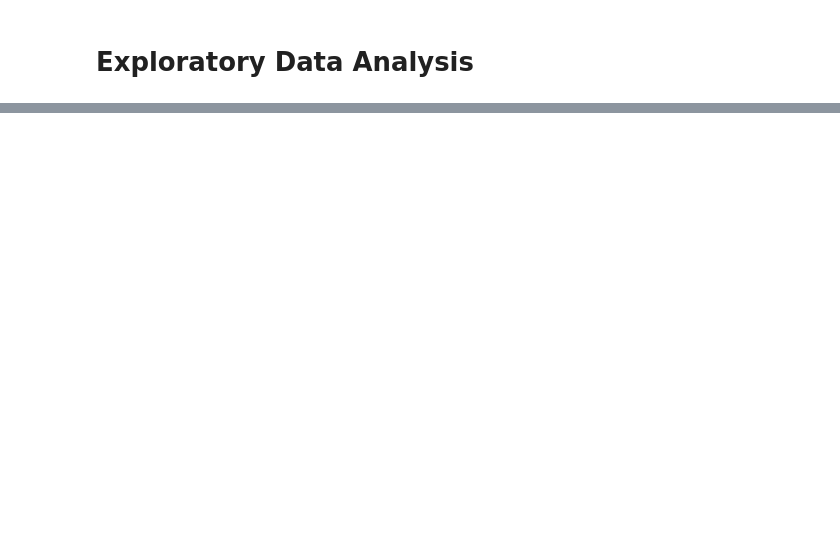
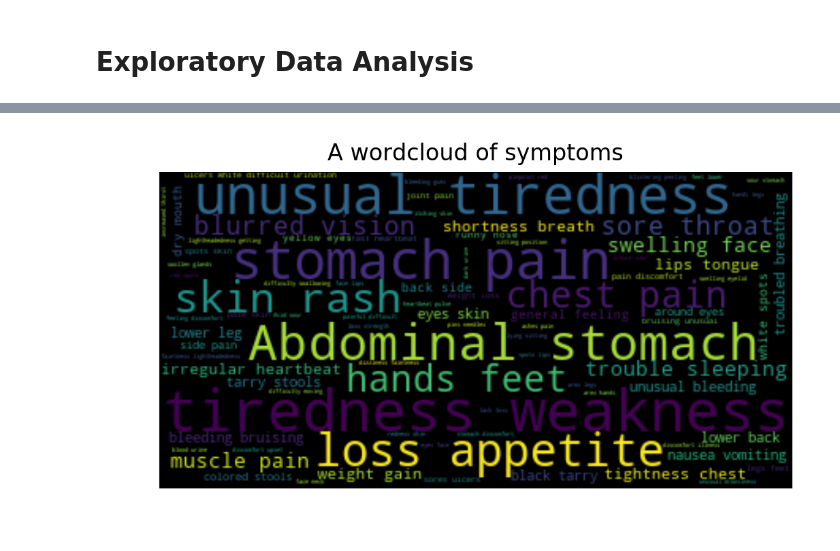
Before and after one commit to janakajain/medbot, a Jupyter notebook: analysis/exploratory-data-analysis.ipynb, the cells around one changed output, grey strips where cells are left out. Drawn from its saved outputs; the diff is of its cells as text; code cells hidden in the pictures; blank space fills up the shorter version.

```diff
--- a/analysis/exploratory-data-analysis.ipynb
+++ b/analysis/exploratory-data-analysis.ipynb
@@ -20,0 +47,11 @@ Error: iterator should return strings, not bytes (did you open the file in text
+# %%
+symptoms = data['symptoms'].str.cat(sep=', ')
+# %%
+wordcloud = WordCloud(max_font_size=50).generate(symptoms)
+plt.figure()
+plt.imshow(wordcloud, interpolation="bilinear")
+plt.axis("off")
+plt.title('A wordcloud of symptoms')
+plt.show()
+# %% [output]
+[figure, added]
```
Also changed, not shown: parts of 11 cells of this notebook, 5 other files.
